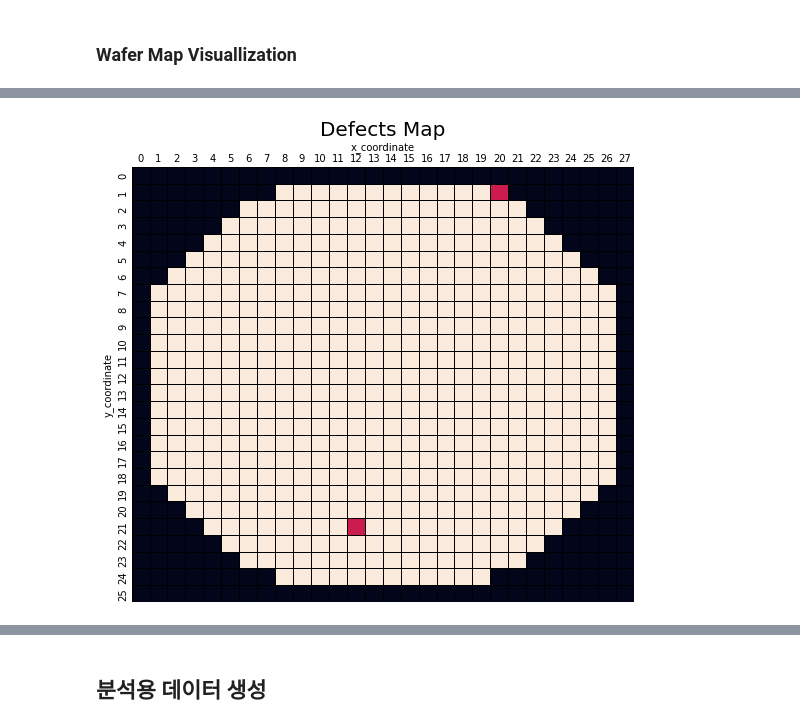
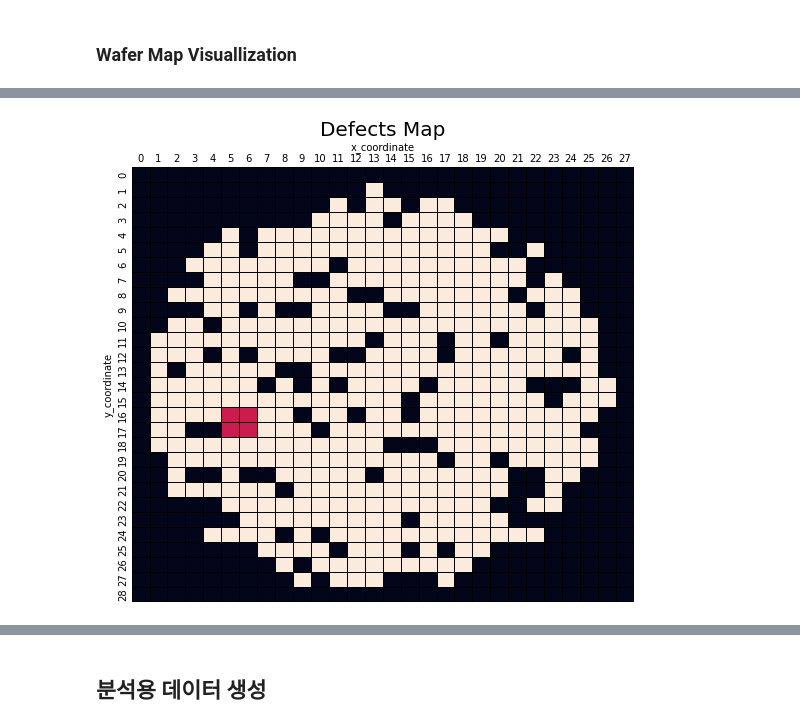
Before and after one commit to Hakseon97/Anomaly_wafer_detection_with_SKhynix, a Jupyter notebook: klarf_parsing_for_all.ipynb, the cells around one changed output, grey strips where cells are left out. Cells and saved outputs as stored; diff of their text form; code cells hidden in the pictures.

```diff
--- a/klarf_parsing_for_all.ipynb
+++ b/klarf_parsing_for_all.ipynb
@@ -273,7 +245,7 @@ temp_df.head(3)
 ### Wafer Map Visuallization
 # %%
 # Wafer Map Frame을 생성하기 위한 좌표 추출
-readlines = readfile(file_path[0])
+readlines = readfile(path_list[0])
 cnt = 0
 for line in readlines:
     if line[1] == 'SampleDieMap':
@@ -361,0 +326,33 @@ defect_df.FILE = defect_df.FILE.apply(lambda x: x.split('.')[0])
+# %%
+defectList = []
+for fp in path_list:
+    cnt = 0
+    filename = os.path.splitext(os.path.basename(fp))[0]
+    for line in readfile(fp):
+        if line[1] == 'DefectList':
+            defectRow = int(line[0])
+            cnt += 1
+
+        elif line[1] == 'DefectRecordSpec':
+            defectColsNum = len(line[3:])
+
+        elif cnt > 0 and line[1].isnumeric():
+            tempList = [filename]
+            tempList.append(line[1])
+            tempList.extend(line[4:6])
+            defectList.append(tempList)
+
+        elif line[1] == 'SummarySpec':
+            break
+
+        else:
+            continue
+
+    if not readfile(fp)[defectRow][1].isnumeric():
+        tempList = [filename]
+        tempList.extend(np.zeros(3).tolist())
+        defectList.append(tempList)
+
+defectCols = ['FILE', 'DEFECTID', 'XINDEX', 'YINDEX']
+defect_df = pd.DataFrame(defectList, columns=defectCols)
+defect_df[["XINDEX", "YINDEX"]] = defect_df[["XINDEX", "YINDEX"]].applymap(lambda x: 0 if x==None else int(x))
@@ -362,20 +375,20 @@ defect_df.FILE = defect_df.FILE.apply(lambda x: x.split('.')[0])
 # %%
 # defect 시각화
 defectMaps=[]
-for fp in file_path:
+for fp in path_list:
     base = base_wafer.copy()
-    filename = os.path.split(fp)[1]
-    defect_x = defect_df[defect_df.FILE == filename.split('.')[0]][["XINDEX"]].astype('int').values
-    defect_y = defect_df[defect_df.FILE == filename.split('.')[0]][["YINDEX"]].astype('int').values
+    filename = os.path.splitext(os.path.basename(fp))[0]
+    defect_x = defect_df[defect_df.FILE == filename][["XINDEX"]].astype('int').values
+    defect_y = defect_df[defect_df.FILE == filename][["YINDEX"]].astype('int').values
 
     if (defect_x == 0).all():
         pass
     else:
         for i in range(defect_x.size):
             base[defect_x[i][0], defect_y[i][0]] = 0.5
     defectMaps.append(base)
 
 # 임의의 defect map 시각화
-visualization_wafer(defectMaps[55],8, "Defects Map")
+visualization_wafer(defectMaps[0],8, "Defects Map")
 # %% [output]
-[figure, old version]
+[figure, new version]
```
Also changed, not shown: parts of 45 cells of this notebook, 1 other file.
